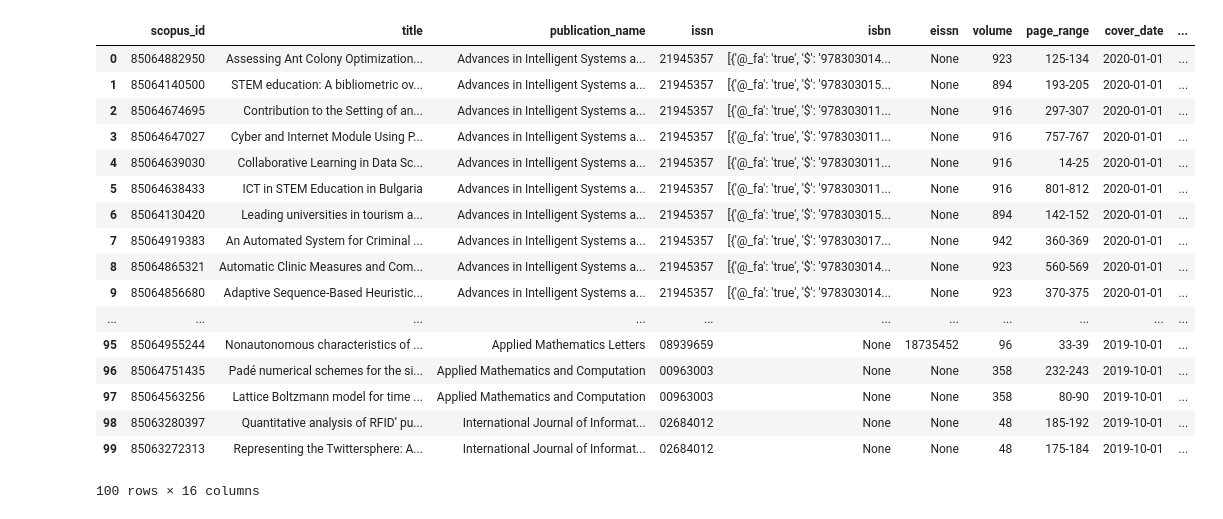
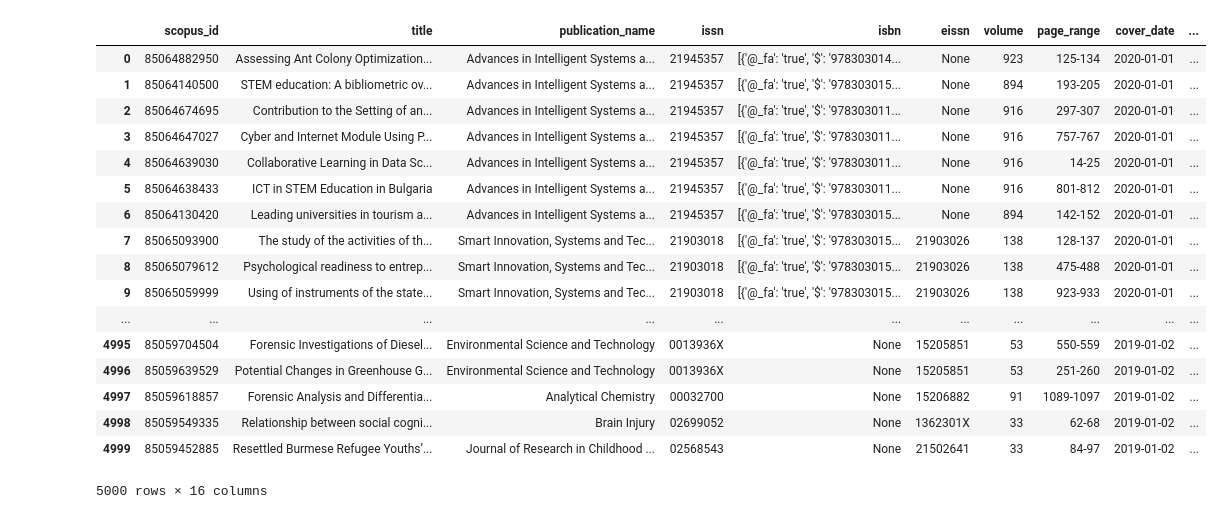
Before and after one commit to AlexHuang2/Intro-ML-Scientific-Paper-NLP-Project, a Jupyter notebook: Pyscopus.ipynb, the cells around one changed output. Drawn from its saved outputs; the diff is of its cells as text; code cells hidden in the pictures.

Commit message:
Created a 5000-entry search_df dataset.

```diff
--- a/Pyscopus.ipynb
+++ b/Pyscopus.ipynb
@@ -12,30 +12,30 @@ with open(filename) as f:
 
 scopus = Scopus(config['apikey'])
 # %%
-search_df = scopus.search("KEY(science)", count=100)
+search_df = scopus.search("KEY(science)", count=5000)
 s_ids = search_df['scopus_id']
 titles = search_df['title']
 citation_counts = search_df['citation_count']
 search_df
 # %% [output]
 |  | scopus_id | title | publication_name | issn | isbn | eissn | volume | page_range | cover_date | ... |
 | 0 | 85064882950 | Assessing Ant Colony Optimization... | Advances in Intelligent Systems a... | 21945357 | [{'@_fa': 'true', '$': '978303014... | None | 923 | 125-134 | 2020-01-01 | ... |
 | 1 | 85064140500 | STEM education: A bibliometric ov... | Advances in Intelligent Systems a... | 21945357 | [{'@_fa': 'true', '$': '978303015... | None | 894 | 193-205 | 2020-01-01 | ... |
 | 2 | 85064674695 | Contribution to the Setting of an... | Advances in Intelligent Systems a... | 21945357 | [{'@_fa': 'true', '$': '978303011... | None | 916 | 297-307 | 2020-01-01 | ... |
 | 3 | 85064647027 | Cyber and Internet Module Using P... | Advances in Intelligent Systems a... | 21945357 | [{'@_fa': 'true', '$': '978303011... | None | 916 | 757-767 | 2020-01-01 | ... |
 | 4 | 85064639030 | Collaborative Learning in Data Sc... | Advances in Intelligent Systems a... | 21945357 | [{'@_fa': 'true', '$': '978303011... | None | 916 | 14-25 | 2020-01-01 | ... |
 | 5 | 85064638433 | ICT in STEM Education in Bulgaria | Advances in Intelligent Systems a... | 21945357 | [{'@_fa': 'true', '$': '978303011... | None | 916 | 801-812 | 2020-01-01 | ... |
 | 6 | 85064130420 | Leading universities in tourism a... | Advances in Intelligent Systems a... | 21945357 | [{'@_fa': 'true', '$': '978303015... | None | 894 | 142-152 | 2020-01-01 | ... |
-| 7 | 85064919383 | An Automated System for Criminal ... | Advances in Intelligent Systems a... | 21945357 | [{'@_fa': 'true', '$': '978303017... | None | 942 | 360-369 | 2020-01-01 | ... |
-| 8 | 85064865321 | Automatic Clinic Measures and Com... | Advances in Intelligent Systems a... | 21945357 | [{'@_fa': 'true', '$': '978303014... | None | 923 | 560-569 | 2020-01-01 | ... |
-| 9 | 85064856680 | Adaptive Sequence-Based Heuristic... | Advances in Intelligent Systems a... | 21945357 | [{'@_fa': 'true', '$': '978303014... | None | 923 | 370-375 | 2020-01-01 | ... |
+| 7 | 85065093900 | The study of the activities of th... | Smart Innovation, Systems and Tec... | 21903018 | [{'@_fa': 'true', '$': '978303015... | 21903026 | 138 | 128-137 | 2020-01-01 | ... |
+| 8 | 85065079612 | Psychological readiness to entrep... | Smart Innovation, Systems and Tec... | 21903018 | [{'@_fa': 'true', '$': '978303015... | 21903026 | 138 | 475-488 | 2020-01-01 | ... |
+| 9 | 85065059999 | Using of instruments of the state... | Smart Innovation, Systems and Tec... | 21903018 | [{'@_fa': 'true', '$': '978303015... | 21903026 | 138 | 923-933 | 2020-01-01 | ... |
 | ... | ... | ... | ... | ... | ... | ... | ... | ... | ... | ... |
-| 95 | 85064955244 | Nonautonomous characteristics of ... | Applied Mathematics Letters | 08939659 | None | 18735452 | 96 | 33-39 | 2019-10-01 | ... |
-| 96 | 85064751435 | Padé numerical schemes for the si... | Applied Mathematics and Computation | 00963003 | None | None | 358 | 232-243 | 2019-10-01 | ... |
-| 97 | 85064563256 | Lattice Boltzmann model for time ... | Applied Mathematics and Computation | 00963003 | None | None | 358 | 80-90 | 2019-10-01 | ... |
-| 98 | 85063280397 | Quantitative analysis of RFID’ pu... | International Journal of Informat... | 02684012 | None | None | 48 | 185-192 | 2019-10-01 | ... |
-| 99 | 85063272313 | Representing the Twittersphere: A... | International Journal of Informat... | 02684012 | None | None | 48 | 175-184 | 2019-10-01 | ... |
+| 4995 | 85059704504 | Forensic Investigations of Diesel... | Environmental Science and Technology | 0013936X | None | 15205851 | 53 | 550-559 | 2019-01-02 | ... |
+| 4996 | 85059639529 | Potential Changes in Greenhouse G... | Environmental Science and Technology | 0013936X | None | 15205851 | 53 | 251-260 | 2019-01-02 | ... |
+| 4997 | 85059618857 | Forensic Analysis and Differentia... | Analytical Chemistry | 00032700 | None | 15206882 | 91 | 1089-1097 | 2019-01-02 | ... |
+| 4998 | 85059549335 | Relationship between social cogni... | Brain Injury | 02699052 | None | 1362301X | 33 | 62-68 | 2019-01-02 | ... |
+| 4999 | 85059452885 | Resettled Burmese Refugee Youths’... | Journal of Research in Childhood ... | 02568543 | None | 21502641 | 33 | 84-97 | 2019-01-02 | ... |
-100 rows × 16 columns
+5000 rows × 16 columns
 # %%
 import numpy as np
 
```
Also changed, not shown: parts of 5 cells of this notebook, 1 other file.
